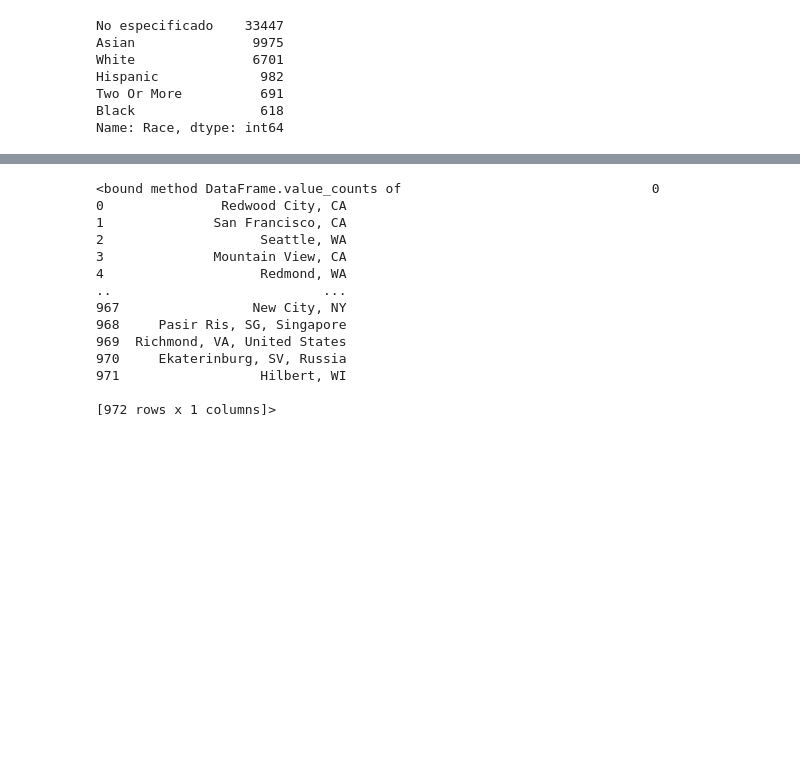
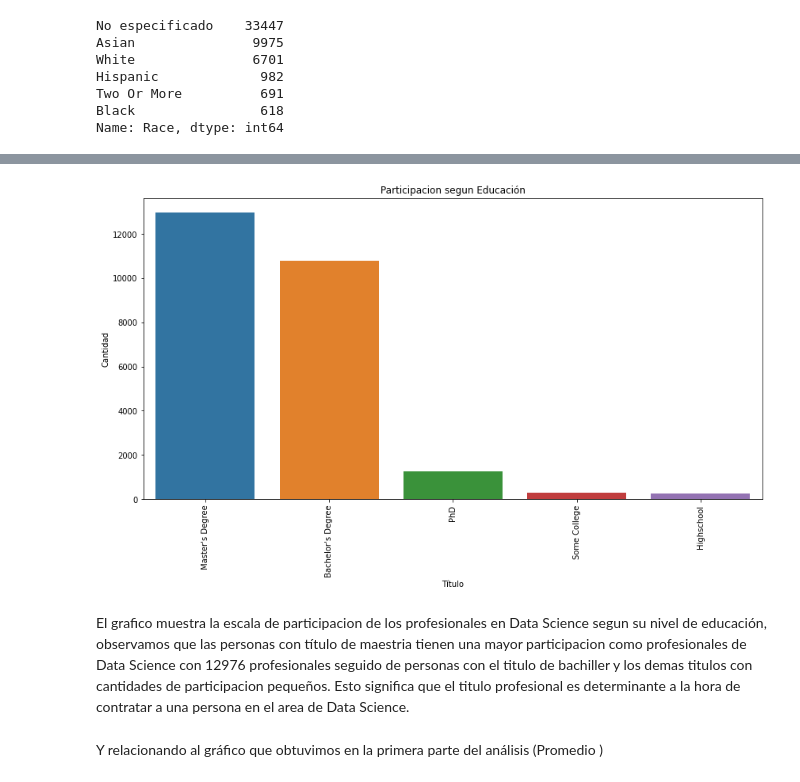
Before and after one commit to jspm07/PythonAnalytics, a Jupyter notebook: src/eda1.ipynb, the cells around one changed output, grey strips where cells are left out. Saved outputs shown, nothing was run; the diff lists cells and outputs as text; code cells hidden in the pictures; blank space fills up the shorter version.

```diff
--- a/src/eda1.ipynb
+++ b/src/eda1.ipynb
@@ -94,5 +137,5 @@ x_raza.iloc[1:6].plot.pie(autopct="%0.1f %%", figsize = (10,5))
 # %%
 #Por educación
-x_education = df['Education'].value_counts()
-x_education
+part_educacion = df["Education"].value_counts().reset_index().rename(columns={'index':'Título','Education':'Cantidad'}).drop(0)
+part_educacion
 # %% [output]
@@ -116,17 +148,12 @@ x_education.iloc[1:6].plot.pie(autopct="%0.1f %%", figsize = (10, 10))
-# %%
-pd.DataFrame(df.location.unique()).value_counts
-# %% [output]
-<bound method DataFrame.value_counts of                                0
-0               Redwood City, CA
-1              San Francisco, CA
-2                    Seattle, WA
-3              Mountain View, CA
-4                    Redmond, WA
-..                           ...
-967                 New City, NY
-968     Pasir Ris, SG, Singapore
-969  Richmond, VA, United States
-970     Ekaterinburg, SV, Russia
-971                  Hilbert, WI
-
-[972 rows x 1 columns]>
+# %%
+plt.figure(figsize=(14,7))
+plt.xticks(rotation=90)
+plt.title("Participacion segun Educación")
+sns.barplot(x='Título',y='Cantidad',data=part_educacion)
+plt.show()
+# %% [output]
+[figure, added]
+# %% [markdown]
+El grafico muestra la escala de participacion de los profesionales en Data Science segun su nivel de educación, observamos que las personas con título de maestria tienen una mayor participacion como profesionales de Data Science con 12976 profesionales seguido de personas con el titulo de bachiller y los demas titulos con cantidades de participacion pequeños. Esto significa que el titulo profesional es determinante a la hora de contratar a una persona en el area de Data Science.
+# %% [markdown]
+Y relacionando al gráfico que obtuvimos en la primera parte del análisis (Promedio )
```
Also changed, not shown: parts of 10 cells of this notebook.
